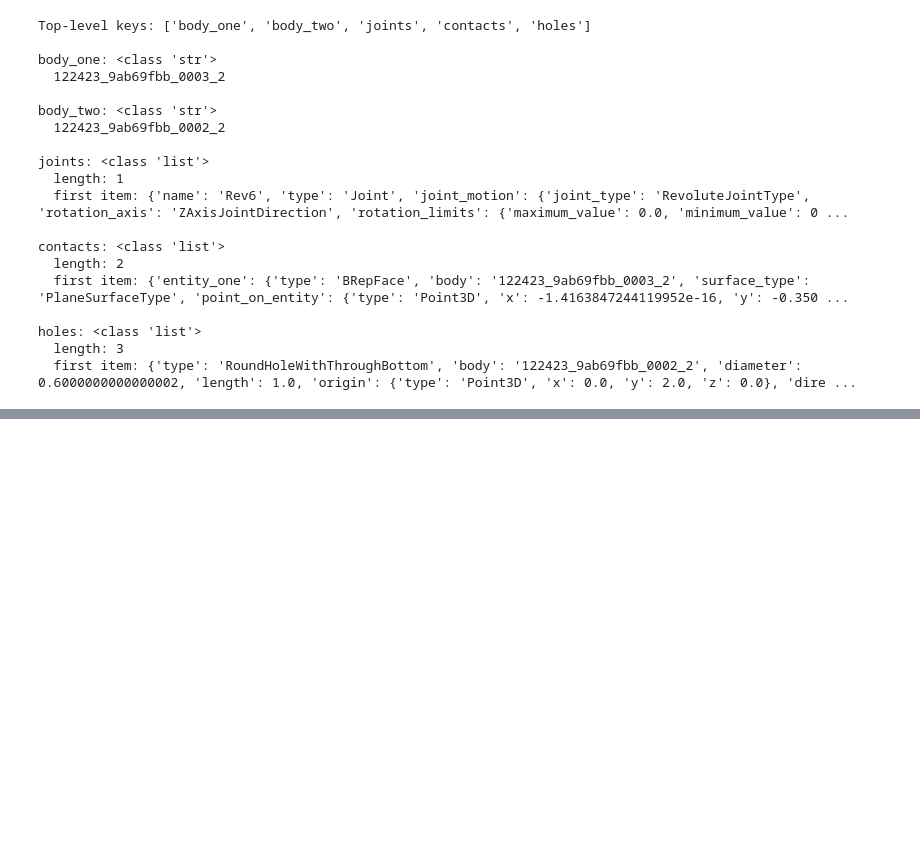
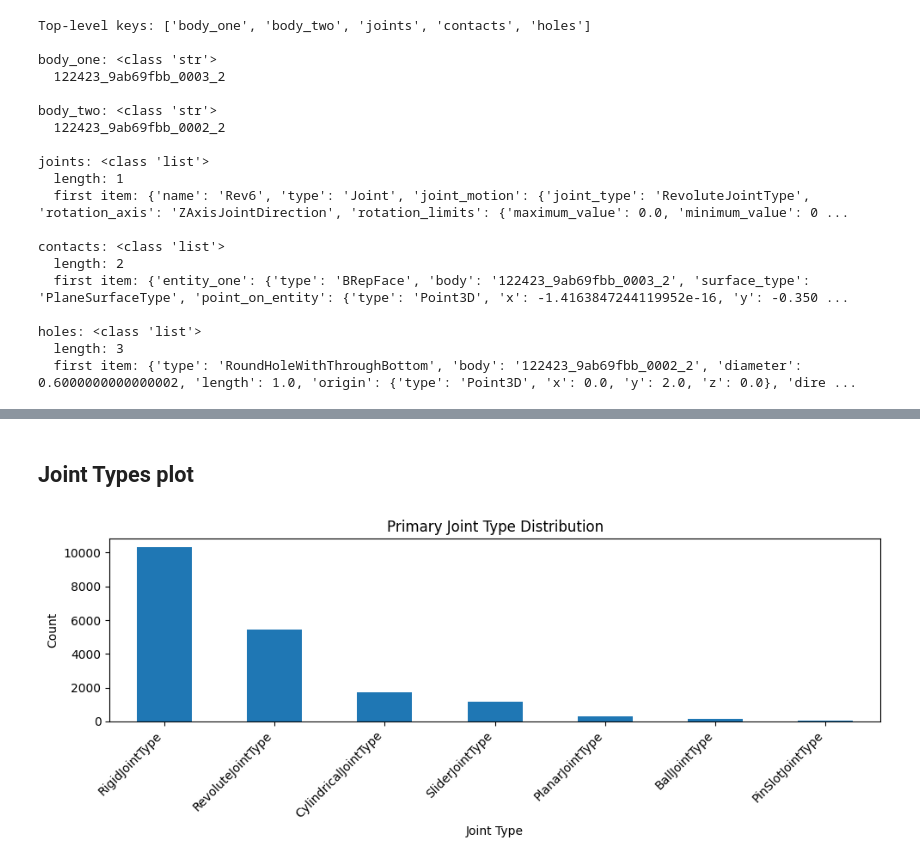
Before and after one commit to Janakrish1/cad-assembly-pattern-mining, a Jupyter notebook: notebooks/01_dataset_inspection.ipynb, the cells around one changed output, grey strips where cells are left out. Saved outputs shown, nothing was run; the diff lists cells and outputs as text; code cells hidden in the pictures; blank space fills up the shorter version.

Commit message:
Joint types plots are created

```diff
--- a/notebooks/01_dataset_inspection.ipynb
+++ b/notebooks/01_dataset_inspection.ipynb
@@ -193,0 +237,9 @@ holes: <class 'list'>
+# %%
+def extract_joint_types(joints):
+    joint_types = []
+    for j in joints:
+        joint_motion = j.get("joint_motion", {})
+        jt = joint_motion.get("joint_type")
+        if jt is not None:
+            joint_types.append(jt)
+    return joint_types
@@ -193,0 +279,12 @@ holes: <class 'list'>
+# %%
+rows = []
+
+for i, path in enumerate(joint_set_files):
+    try:
+        row = parse_joint_set_file(path, split_lookup)
+        rows.append(row)
+    except Exception as e:
+        print(f"Error reading {path.name}: {e}")
+
+    if (i + 1) % 2000 == 0:
+        print(f"Parsed {i+1:,} / {len(joint_set_files):,}")
@@ -193,0 +303,4 @@ holes: <class 'list'>
+# %%
+df_pairs = pd.DataFrame(rows)
+print(df_pairs.shape)
+df_pairs.head()
@@ -193,0 +340,3 @@ holes: <class 'list'>
+# %%
+joint_type_counts = df_pairs["primary_joint_type"].value_counts(dropna=False)
+joint_type_counts
@@ -193,0 +353,14 @@ holes: <class 'list'>
+# %% [markdown]
+## Joint Types plot
+# %%
+import matplotlib.pyplot as plt
+
+joint_type_counts.head(15).plot(kind="bar", figsize=(10, 4))
+plt.title("Primary Joint Type Distribution")
+plt.xlabel("Joint Type")
+plt.ylabel("Count")
+plt.xticks(rotation=45, ha="right")
+plt.tight_layout()
+plt.show()
+# %% [output]
+[figure, added]
```
Also changed, not shown: parts of 17 cells of this notebook, 1 other file.
